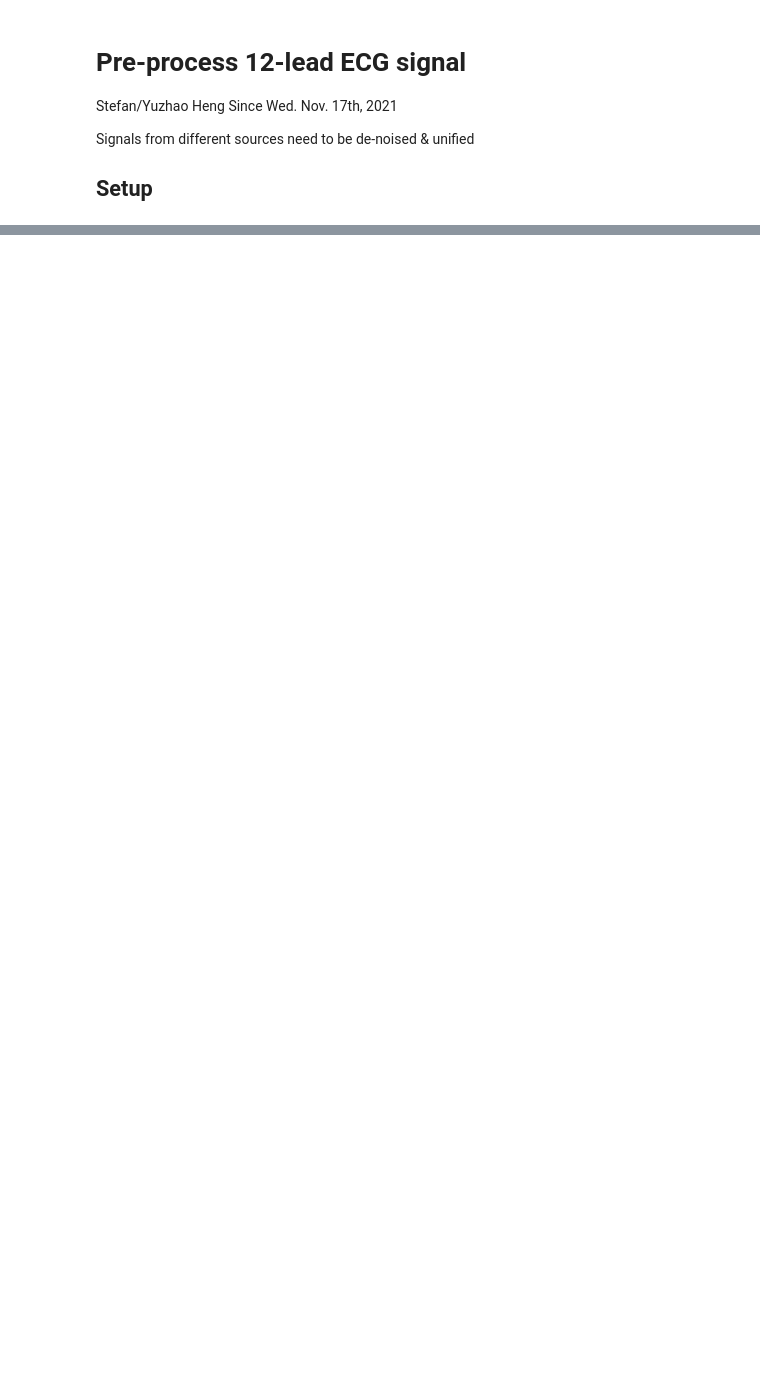
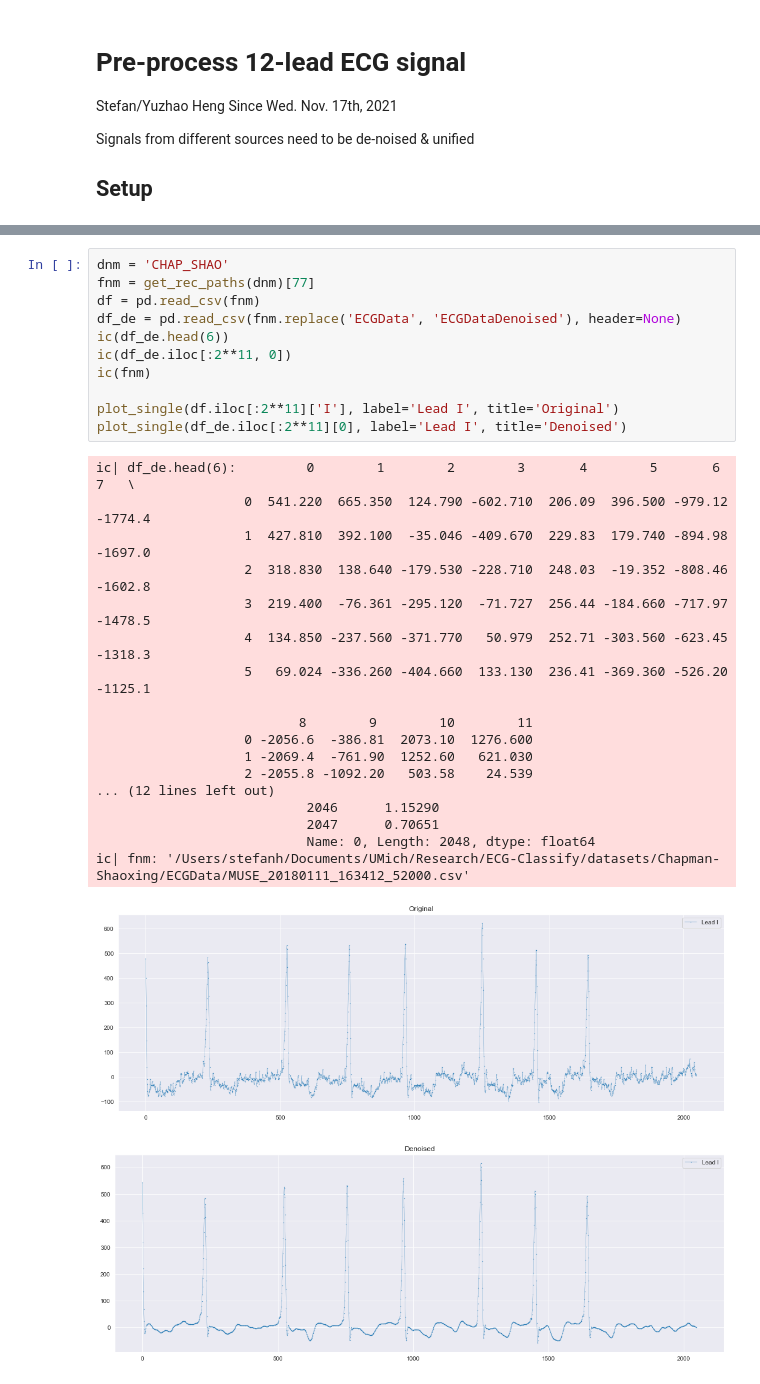
Before and after one commit to StefanHeng/ECG-Representation-Learning, a Jupyter notebook: Data_Processing/explore_preprocessing.ipynb, the cells around one changed output, grey strips where cells are left out. Cells and saved outputs as stored; diff of their text form; blank space fills up the shorter version.

```diff
--- a/Data_Processing/explore_preprocessing.ipynb
+++ b/Data_Processing/explore_preprocessing.ipynb
@@ -32,0 +135,31 @@ ic| sig: array([-1.93679092, -1.94003241, -1.93841167, ..., -0.57050243,
+# %%
+dnm = 'CHAP_SHAO'
+fnm = get_rec_paths(dnm)[77]
+df = pd.read_csv(fnm)
+df_de = pd.read_csv(fnm.replace('ECGData', 'ECGDataDenoised'), header=None)
+ic(df_de.head(6))
+ic(df_de.iloc[:2**11, 0])
+ic(fnm)
+
+plot_single(df.iloc[:2**11]['I'], label='Lead I', title='Original')
+plot_single(df_de.iloc[:2**11][0], label='Lead I', title='Denoised')
+# %% [output]
+ic| df_de.head(6):         0        1        2        3       4        5       6       7   \
+                   0  541.220  665.350  124.790 -602.710  206.09  396.500 -979.12 -1774.4
+                   1  427.810  392.100  -35.046 -409.670  229.83  179.740 -894.98 -1697.0
+                   2  318.830  138.640 -179.530 -228.710  248.03  -19.352 -808.46 -1602.8
+                   3  219.400  -76.361 -295.120  -71.727  256.44 -184.660 -717.97 -1478.5
+                   4  134.850 -237.560 -371.770   50.979  252.71 -303.560 -623.45 -1318.3
+                   5   69.024 -336.260 -404.660  133.130  236.41 -369.360 -526.20 -1125.1
+
+                          8        9        10        11
+                   0 -2056.6  -386.81  2073.10  1276.600
+                   1 -2069.4  -761.90  1252.60   621.030
+                   2 -2055.8 -1092.20   503.58    24.539
+... (12 lines left out)
+                           2046      1.15290
+                           2047      0.70651
+                           Name: 0, Length: 2048, dtype: float64
+ic| fnm: '/Users/stefanh/Documents/UMich/Research/ECG-Classify/datasets/Chapman-Shaoxing/ECGData/MUSE_20180111_163412_52000.csv'
+[figure, added]
+[figure, added]
```
Also changed, not shown: parts of 8 cells of this notebook, 8 other files.
